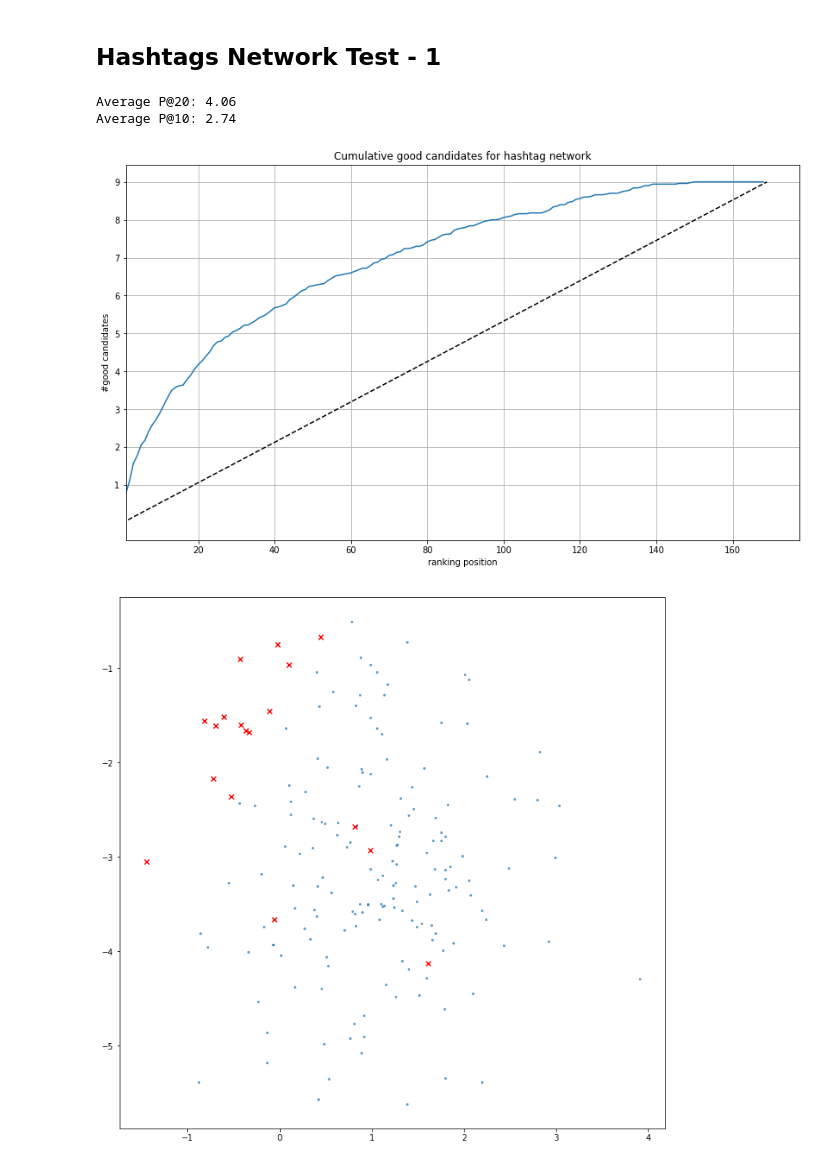
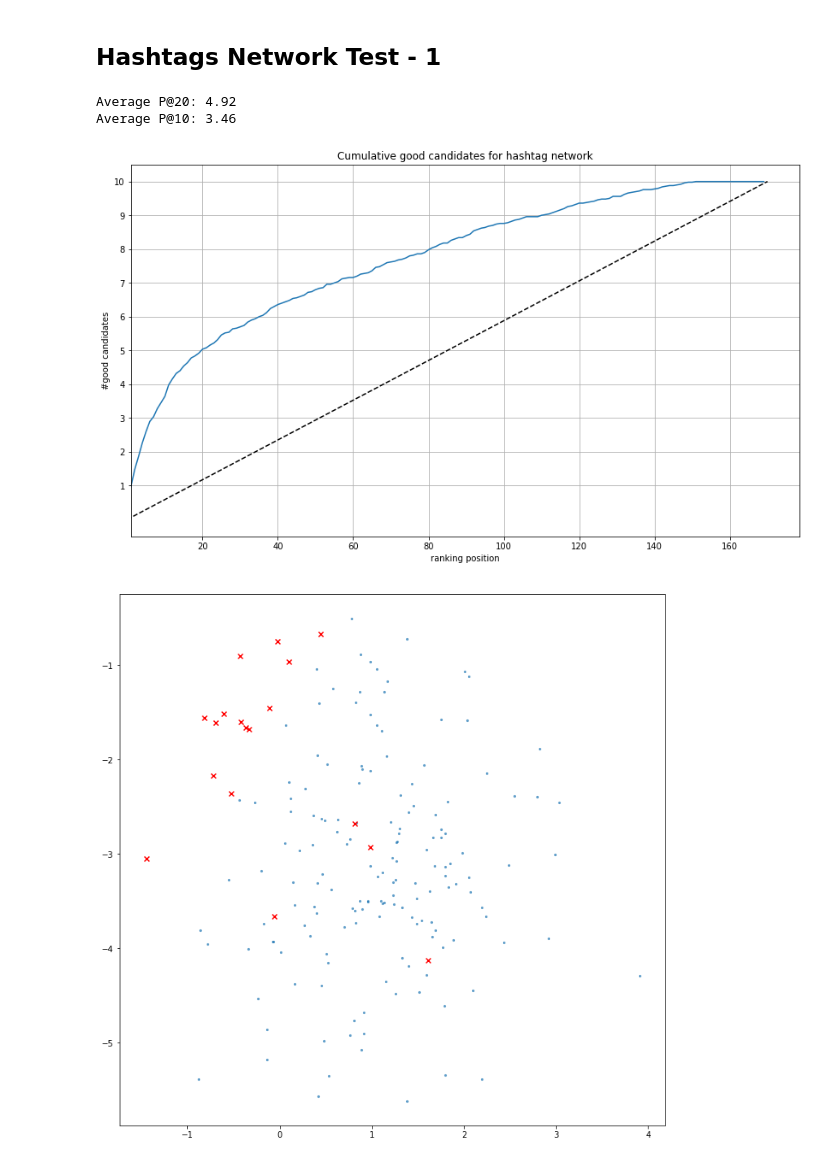
Before and after one commit to DataSciencePolimi/NetSKE, a Jupyter notebook: graphs/fashion/Fashion Domain - Test Network Features.ipynb, the cells around one changed output. Drawn from its saved outputs; the diff is of its cells as text; code cells hidden in the pictures.

```diff
--- a/graphs/fashion/Fashion Domain - Test Network Features.ipynb
+++ b/graphs/fashion/Fashion Domain - Test Network Features.ipynb
@@ -92,7 +92,7 @@ header = ['{}'.format(i) for i in range(1,9)]
 # Run tests with fixed combinations
 # %%
 allseeds = list(map(str, pd.read_csv('../data-seed/fashion/user.csv', sep='\t')['screen_name']))
-combinations = json.load(open('combinations.json', 'rb'))
+combinations = json.load(open('combinations_2.json', 'rb'))
 # %%
 allseeds
 # %% [output]
@@ -121,6 +125,6 @@ len(combinations)
 # %%
 # first 50 combinations
-combinations = {k: v for k, v in combinations.items() if int(k)<50}
+# combinations = {k: v for k, v in combinations.items() if int(k)<50}
 # %%
 domain = 'fashion'
 datapath = '../data-seed/{}/'.format(domain)
@@ -138,7 +142,7 @@ def computePerformance(allseeds, comb, data, network_type):
     for u in list(data['username']):
         all_ranking[u] = []
 
-    ysum = np.zeros(data.shape[0] - 9)
+    ysum = np.zeros(data.shape[0] - 8)
     prec_20 = []
     prec_10 = []
     rankings = {}
@@ -181,10 +185,10 @@ def computePerformance(allseeds, comb, data, network_type):
     plt.xlabel('ranking position')
 
     plt.plot(y_avg)
-    plt.plot([0, len(y_avg)],[0, 9], linestyle='--', color='black')
+    plt.plot([0, len(y_avg)],[0, 10], linestyle='--', color='black')
     plt.xlim(xmin=1)
 
-    plt.yticks(range(1,10))
+    plt.yticks(range(1,11))
     plt.grid(True)
 
     print ('Average P@20: {:.2f}'.format(np.mean(prec_20)))
@@ -213,19 +217,19 @@ testusers = pd.read_csv('../data-random/user.csv', sep='\t')
 # %%
 # features file reading and metadata inclusion
 userdata = pd.read_csv(path+'h_network_{}_nodes.csv'.format(test), sep='\t') # match graph id and user instance
 data = pd.read_csv(path+'h_network_{}.emb'.format(test), sep=' ', header=None, skiprows=1)
 data = userdata.merge(data, left_on='id', right_on=0)
 data.drop(0, inplace=True, axis=1)
 data.columns = ['id_graph','username','id_user','usertype']+header
 
 data = data[data['usertype'].isin(['seed','user'])]
 data.reset_index(inplace=True)
 
-perf_tag, std_tag, candidate_rank, all_rank = computePerformance(allseeds, combinations, data, 'hashtag')
+perf_tag, std_tag, mat, candidate_rank, all_rank = computePerformance(allseeds, combinations, data, 'hashtag')
 # %% [output]
-Average P@20: 4.06
-Average P@10: 2.74
+Average P@20: 4.92
+Average P@10: 3.46
-[figure, old version]
+[figure, new version]
 # %%
 plotData(data[data['usertype'] == 'seed'], data[data['usertype']=='user'], header)
 # %% [output]
```
Also changed, not shown: parts of 16 cells of this notebook, 14 other files.
